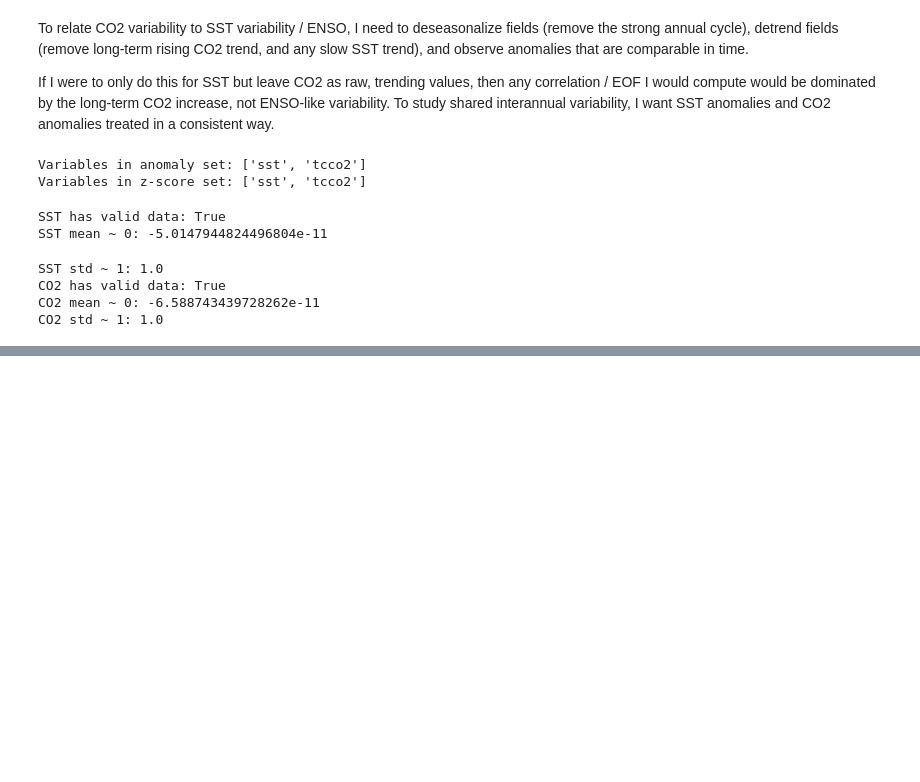
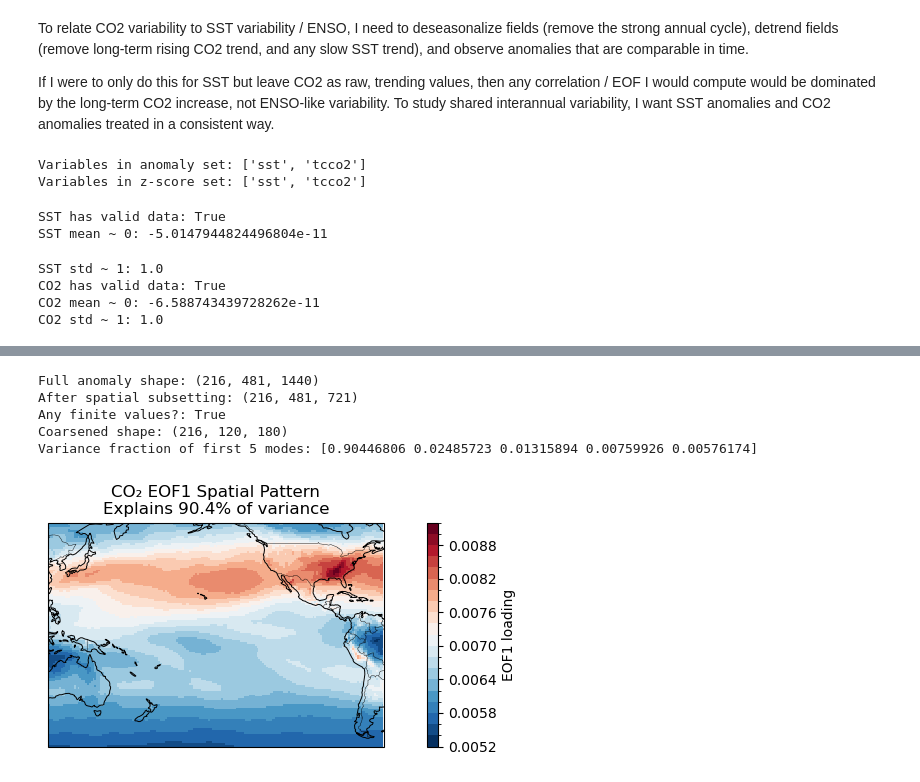
Before and after one commit to sciencekitty66/ATMS-523-Final-Project, a Jupyter notebook: FinalProject-Chatham.ipynb, the cells around one changed output, grey strips where cells are left out. Saved outputs shown, nothing was run; the diff lists cells and outputs as text; code cells hidden in the pictures; blank space fills up the shorter version.

```diff
--- a/FinalProject-Chatham.ipynb
+++ b/FinalProject-Chatham.ipynb
@@ -398,0 +357,57 @@ plt.show()
+# %%
+# Get CO2 anomaly DataArray
+co2_da = co2_anom
+if isinstance(co2_anom, xr.Dataset):
+    co2_da = co2_anom["tcco2"]
+if "valid_time" in co2_da.dims:
+    co2_da = co2_da.rename({"valid_time": "time"})
+print("Full anomaly shape:", co2_da.shape)
+
+# Subset to 60S–60N and Pacific 120E–300E
+co2_da = co2_da.sel(latitude=slice(-60, 60), longitude=slice(120, 300))
+print("After spatial subsetting:", co2_da.shape)
+
+# Quick finite check for dask
+has_finite = bool(np.isfinite(co2_da).any().compute())
+print("Any finite values:", has_finite)
+
+# Rechunk for smooth coarsening: one chunk along lat/lon
+co2_da = co2_da.chunk({
+    "time": -1,
+    "latitude": co2_da.sizes["latitude"],
+    "longitude": co2_da.sizes["longitude"],
+})
+
+# Moderately coarsen to reduce resolution but keep structure
+coarsen_lat = 4
+coarsen_lon = 4
+co2_small = co2_da.coarsen(latitude=coarsen_lat, longitude=coarsen_lon, boundary="trim").mean()
+print("Coarsened shape:", co2_small.shape)
+co2_small = co2_small.compute()
+
+# EOF analysis
+solver_co2 = Eof(co2_small, center=True)
+co2_eofs = solver_co2.eofs(neofs=5)
+co2_pcs  = solver_co2.pcs(npcs=5, pcscaling=1)
+co2_var  = solver_co2.varianceFraction(neigs=5)
+print("Variance fraction of first 5 modes:", co2_var.values)
+# %% [output]
+Full anomaly shape: (216, 481, 1440)
+After spatial subsetting: (216, 481, 721)
+Any finite values?: True
+Coarsened shape: (216, 120, 180)
+Variance fraction of first 5 modes: [0.90446806 0.02485723 0.01315894 0.00759926 0.00576174]
+# %%
+eof1 = co2_eofs.isel(mode=0)
+
+plt.figure(figsize=(9, 3))
+ax = plt.axes(projection=ccrs.PlateCarree(central_longitude=180))
+eof1.plot(ax=ax, transform=ccrs.PlateCarree(), cmap="RdBu_r", levels=21,cbar_kwargs={"label": "EOF1 loading"})
+ax.coastlines(linewidth=0.7)
+ax.add_feature(cfeature.BORDERS, linewidth=0.3)
+ax.set_extent([120, 300, -60, 60], crs=ccrs.PlateCarree())
+ax.set_title(f"CO₂ EOF1 Spatial Pattern\nExplains {float(co2_var.isel(mode=0)*100):.1f}% of variance")
+plt.tight_layout()
+plt.show()
+# %% [output]
+[figure, added]
```
Also changed, not shown: parts of 27 cells of this notebook.
